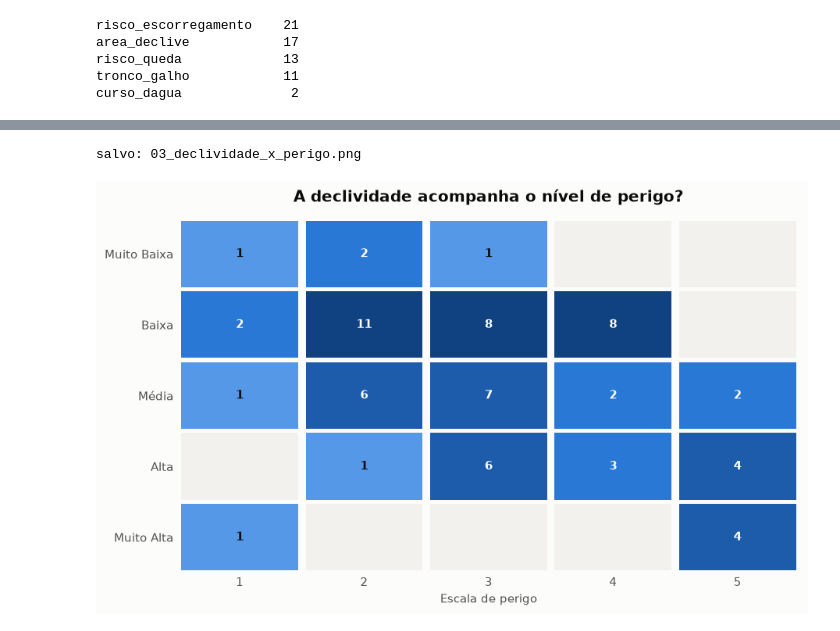
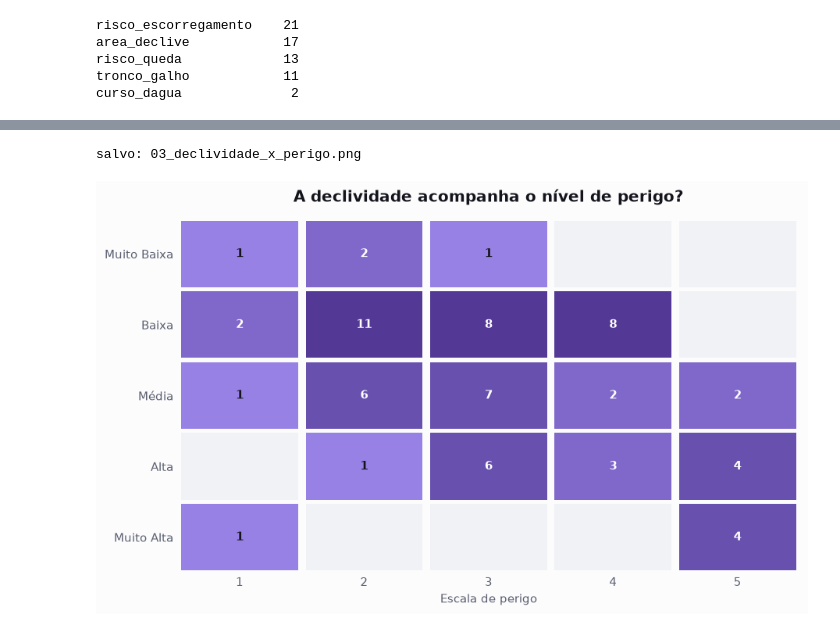
Before and after one commit to carinebrum/projeto-pedra-branca, a Jupyter notebook: 04_Python/Notebook/analise_pedra_branca.ipynb, the cells around one changed output, grey strips where cells are left out. Drawn from its saved outputs; the diff is of its cells as text; code cells hidden in the pictures.

```diff
--- a/04_Python/Notebook/analise_pedra_branca.ipynb
+++ b/04_Python/Notebook/analise_pedra_branca.ipynb
@@ -248,20 +271,29 @@ curso_dagua              2
 # =====================================================================
 # CÉLULA 4 — Paleta e estilo
 # =====================================================================
-SUPERFICIE  = "#fcfcfb"
-TINTA       = "#0b0b0b"
-TINTA_FRACA = "#52514e"
-GRADE       = "#e5e4e0"
-VAZIO       = "#f2f1ee"          # célula sem ocorrência nos mapas de calor
+SUPERFICIE  = "#fcfcfd"
+TINTA       = "#14141c"
+TINTA_FRACA = "#5a5f70"          # cinza azulado
+GRADE       = "#e4e5ec"
+VAZIO       = "#f1f2f6"          # célula sem ocorrência nos mapas de calor
 
-# Categórico — identidade (as três trilhas), em ordem fixa
-CORES_TRILHA = {"Pau da Fome": "#2a78d6",
-                "Pedra Negra": "#eb6834",
-                "Morro dos Caboclos": "#1baf7a"}
+# Ordinal — a escala de perigo do projeto, a mesma dos mapas do QGIS:
+# azul, verde, amarelo, laranja, vermelho, do nível 1 ao 5.
+ESCALA_PERIGO = ["#2a78d6", "#1a9641", "#f2c500", "#eb6834", "#c1272d"]
+# Tinta do rótulo sobre cada faixa: branco só onde o fundo é escuro
+ROTULO_PERIGO_TINTA = ["#ffffff", TINTA, TINTA, TINTA, "#ffffff"]
 
-# Ordinal — magnitude crescente, um só matiz do claro ao escuro
-RAMPA_PERIGO = ["#86b6ef", "#5598e7", "#2a78d6", "#1c5cab", "#104281"]
-SERIE_UNICA  = "#2a78d6"
+# Ordinal — intensidade nos mapas de calor, um só matiz do claro ao escuro.
+# Roxo, e não azul: azul já significa "perigo 1" e não pode significar
+# "contagem baixa" no mesmo painel.
+RAMPA_ROXO  = ["#af9aff", "#9781e4", "#7f68ca", "#6850af", "#533995"]
+
+SERIE_UNICA = "#d55181"          # magenta — barras de uma série só
+DESTAQUE    = "#4a3aa7"          # roxo — números em destaque
+
+# A trilha não recebe cor: ela é sempre eixo ou filtro, nunca canal de cor.
+# Com azul, verde, amarelo, laranja e vermelho já ocupados pela escala de
+# perigo, colorir a trilha só criaria ambiguidade.
 
 plt.rcParams.update({
     "figure.facecolor": SUPERFICIE, "axes.facecolor": SUPERFICIE,
@@ -336,14 +369,15 @@ rotulos = [f"{t}\n({tabela.loc[t].sum()} pontos)" for t in tabela.index]
 fig, ax = plt.subplots(figsize=(9, 3.8))
 esquerda = pd.Series(0, index=tabela.index)
 
-for cor, nivel in zip(RAMPA_PERIGO, tabela.columns):
+for cor, tinta_rotulo, nivel in zip(ESCALA_PERIGO, ROTULO_PERIGO_TINTA,
+                                    tabela.columns):
     largura = tabela[nivel]
     ax.barh(rotulos, largura, left=esquerda, height=0.62, color=cor,
             edgecolor=SUPERFICIE, linewidth=2, zorder=3, label=nivel)
     for y, (x, v) in enumerate(zip(esquerda, largura)):
         if v >= 2:                       # rotula só onde o texto cabe
             ax.text(x + v/2, y, str(v), ha="center", va="center",
-                    color="#ffffff" if cor in RAMPA_PERIGO[2:] else TINTA,
+                    color=tinta_rotulo,
                     fontsize=9, fontweight="bold", zorder=4)
     esquerda += largura
 
@@ -403,39 +437,39 @@ def mapa_de_calor(tabela, titulo, nome_arquivo,
             # raiz quadrada: sem ela, um valor dominante empurra todo o
             # resto para o tom mais claro e a cor deixa de informar
             intensidade = (v / maximo) ** 0.5
-            passo = min(int(intensidade * len(RAMPA_PERIGO)), len(RAMPA_PERIGO) - 1)
+            passo = min(int(intensidade * len(RAMPA_ROXO)), len(RAMPA_ROXO) - 1)
             ax.add_patch(plt.Rectangle((j + 0.03, i + 0.03), 0.94, 0.94,
-                                       facecolor=RAMPA_PERIGO[passo],
+                                       facecolor=RAMPA_ROXO[passo],
                                        edgecolor="none"))
             ax.text(j + 0.5, i + 0.5, str(v), ha="center", va="center",
                     fontsize=10, fontweight="bold",
                     color="#ffffff" if passo >= 2 else TINTA)
 
     ax.set_xlim(0, len(tabela.columns))
     ax.set_ylim(len(tabela.index), 0)
     ax.set_xticks([j + 0.5 for j in range(len(tabela.columns))])
     ax.set_xticklabels(tabela.columns)
     ax.set_yticks([i + 0.5 for i in range(len(tabela.index))])
     ax.set_yticklabels(tabela.index)
     ax.set_title(titulo)
     ax.set_xlabel(rotulo_x)
     if nota:
         ax.annotate(nota, xy=(0, -0.16), xycoords="axes fraction",
                     fontsize=9, color=TINTA_FRACA)
     for lado in ax.spines.values():
         lado.set_visible(False)
     ax.tick_params(length=0)
     salvar(fig, nome_arquivo)
 
 
 mapa_de_calor(
     pd.crosstab(pontos.declividade, pontos.escala_perigo),
     "A declividade acompanha o nível de perigo?",
     "03_declividade_x_perigo.png",
     rotulo_x="Escala de perigo")
 # %% [output]
 salvo: 03_declividade_x_perigo.png
-[figure, old version]
+[figure, new version]
 # %%
 # =====================================================================
 # CÉLULA 9 — Solo x perigo e erosão x declividade
```
Also changed, not shown: parts of 10 cells of this notebook, 26 other files.
